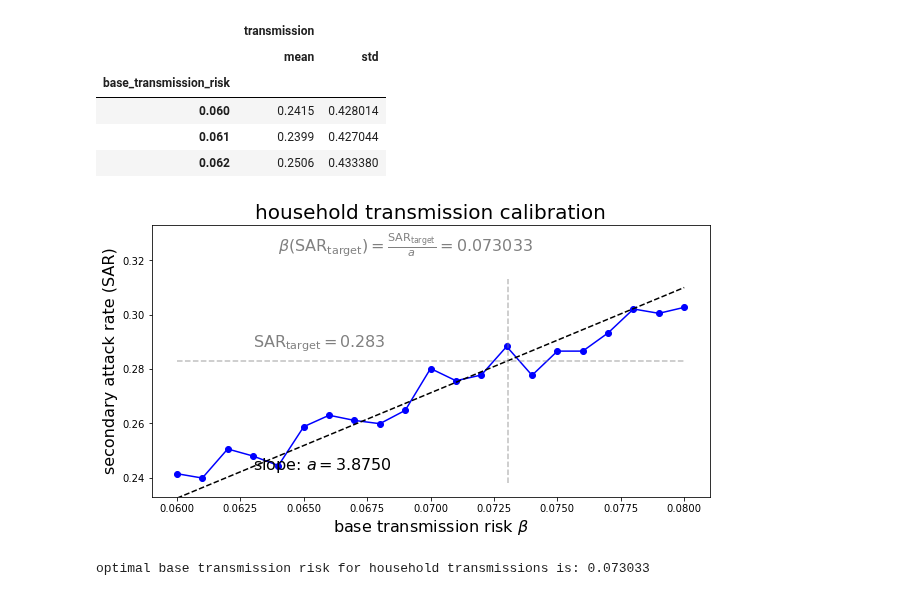
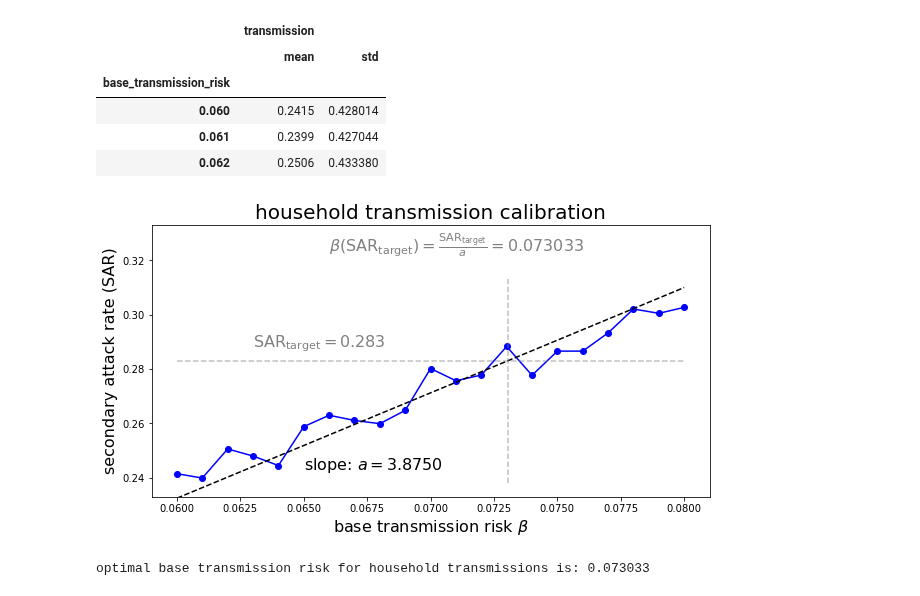
Before and after one commit to JanaLasser/nursing_home_SEIRX, a Jupyter notebook: calibrate_household_transmissions.ipynb, the cells around one changed output. Drawn from its saved outputs; the diff is of its cells as text; code cells hidden in the pictures.

```diff
--- a/calibrate_household_transmissions.ipynb
+++ b/calibrate_household_transmissions.ipynb
@@ -354,37 +354,40 @@ results_mean.head(3)
 # %%
 fig, ax = plt.subplots(figsize=(10, 5))
 ax.plot(results_mean.index, results_mean['transmission']['mean'], 'o-', color='b')
 
 # regression with zero intercept
 x = results_mean.index.values
 x = x[:, np.newaxis]
 y = results_mean['transmission']['mean'].values
 slope, _, _, _ = np.linalg.lstsq(x, y, rcond=None)
 slope = slope[0]
 
 ax.plot(results_mean.index, slope * results_mean.index, '--', color='k')
 ax.set_xlabel('base transmission risk $\\beta$', fontsize=16)
 ax.set_ylabel('secondary attack rate (SAR)', fontsize=16)
-ax.text(base_transmission_risks.min() + 0.003, target_attack_rate - 0.04,
+ax.text(base_transmission_risks.min() + 0.005, target_attack_rate - 0.04,
         'slope: $a = {:1.4f}$'.format(slope), fontsize=16)
 ax.set_title('household transmission calibration', fontsize=20)
 
 target_base_transmission_risk = float(target_attack_rate / slope)
 ax.plot([base_transmission_risks.min(), base_transmission_risks.max()],
         [target_attack_rate, target_attack_rate], '--', color='grey', alpha=0.5)
-ax.text(base_transmission_risks.min() + 0.004, target_attack_rate + 0.04,
+ax.text(base_transmission_risks.min() + 0.006, target_attack_rate + 0.04,
         '$\\beta(\\mathrm{{SAR}}_\\mathrm{{target}}) = \\frac{{\\mathrm{{SAR}}_\\mathrm{{target}}}}{{a}} = {:1.6f}$'\
         .format(target_base_transmission_risk), color='grey', fontsize=16)
 ax.plot([target_base_transmission_risk, target_base_transmission_risk],
         [target_attack_rate - 0.045, target_attack_rate + 0.03], '--',
         color='grey', alpha=0.5)
 
 ax.text(base_transmission_risks.min() + 0.003, target_attack_rate + 0.005,
         '$\\mathrm{{SAR}}_\\mathrm{{target}} = {}$'.format(target_attack_rate), color='grey', fontsize=16)
 
-ax.set_ylim(target_attack_rate - 0.05, target_attack_rate + 0.05);
+ax.set_ylim(target_attack_rate - 0.05, target_attack_rate + 0.05)
+plt.savefig('../plots/household_transmission_calibration.pdf')
+plt.savefig('../plots/household_transmission_calibration.png', dpi=300)
+plt.savefig('../plots/household_transmission_calibration.svg')
 # %% [output]
-[figure, old version]
+[figure, new version]
 # %%
 print('optimal base transmission risk for household transmissions is: {:1.6f}'\
       .format(target_base_transmission_risk))
```
